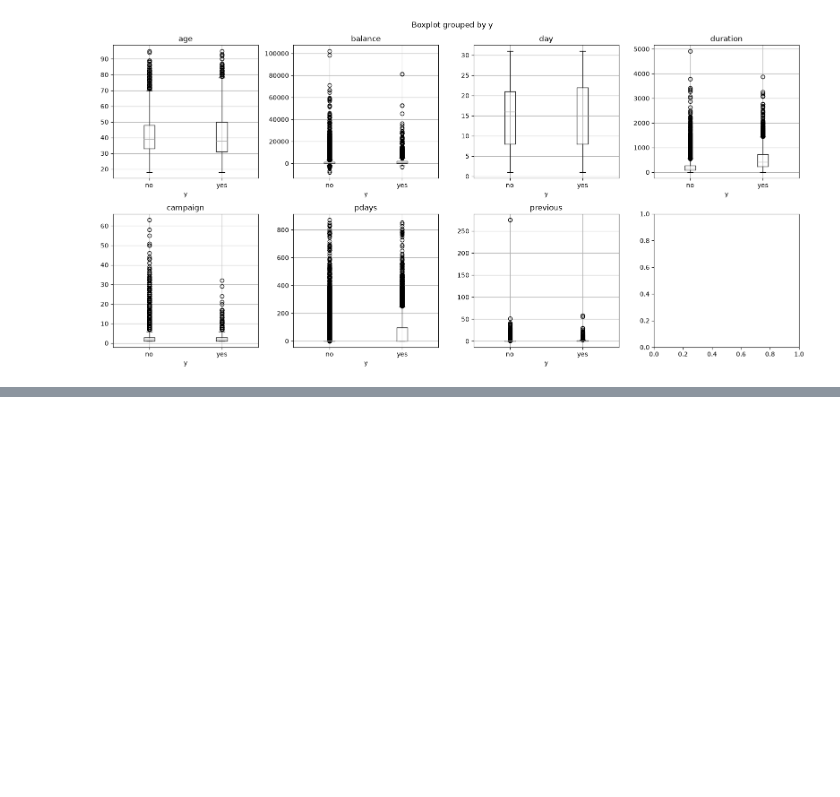
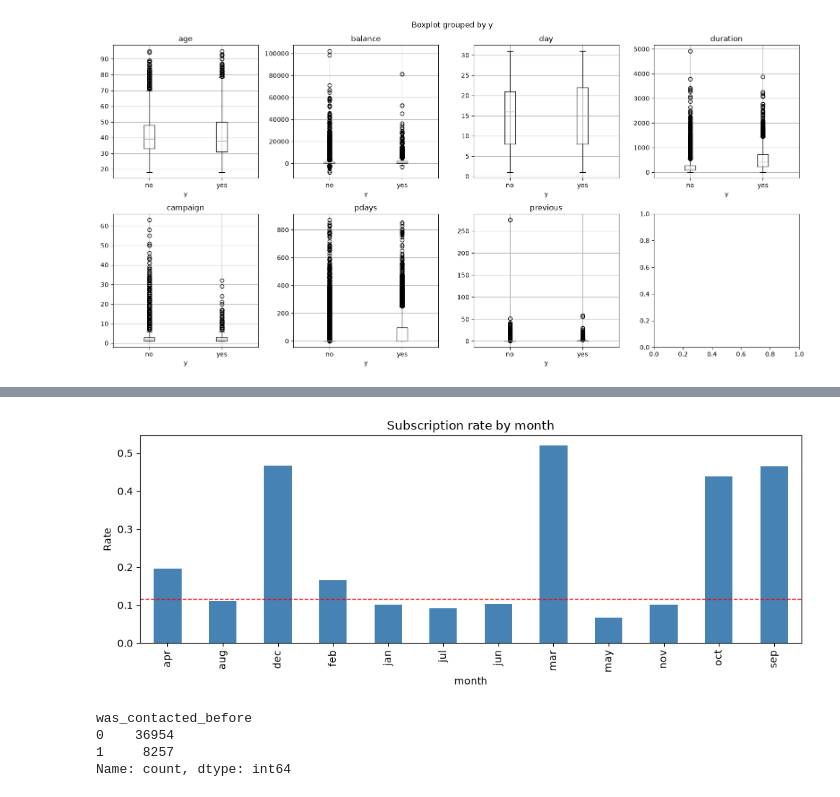
Before and after one commit to Ahsan-ops102/Bank-Marketing-ML, a Jupyter notebook: Bank Marketing ML/Bank.ipynb, the cells around one changed output, grey strips where cells are left out. Cells and saved outputs as stored; diff of their text form; code cells hidden in the pictures; blank space fills up the shorter version.

```diff
--- a/Bank Marketing ML/Bank.ipynb
+++ b/Bank Marketing ML/Bank.ipynb
@@ -172,0 +191,18 @@ plt.show()
+# %%
+rate_month = df.groupby("month")["y"].apply(lambda x: (x == "yes").mean())
+rate_month.plot(kind="bar", color="steelblue", figsize=(10, 4))
+plt.axhline(0.117, color="red", linestyle="--", linewidth=1)
+plt.title("Subscription rate by month")
+plt.ylabel("Rate")
+plt.tight_layout()
+plt.show()
+# %% [output]
+[figure, added]
+# %%
+df["was_contacted_before"] = (df["pdays"] != -1).astype(int)
+df["was_contacted_before"].value_counts()
+# %% [output]
+was_contacted_before
+0    36954
+1     8257
+Name: count, dtype: int64
```
Also changed, not shown: parts of 57 cells of this notebook, 1 other file.
